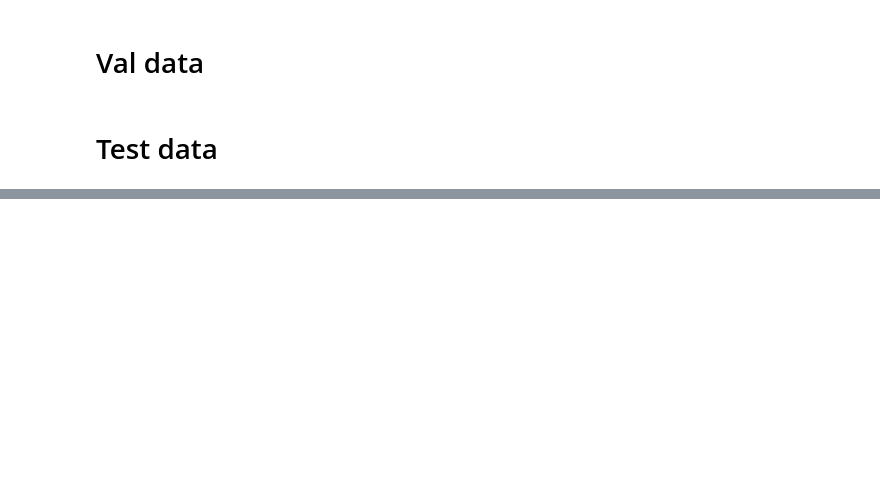
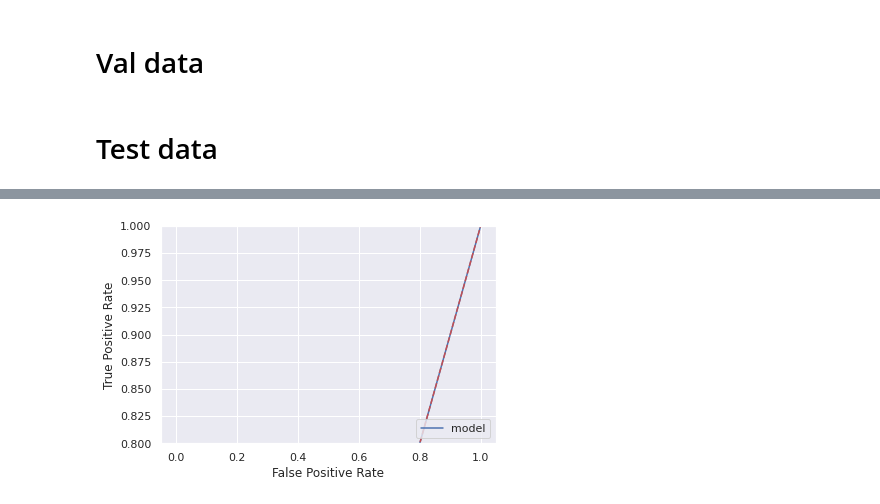
Before and after one commit to Choapinus/thesis-msc-2022, a Jupyter notebook: notebooks/train.ipynb, the cells around one changed output, grey strips where cells are left out. Drawn from its saved outputs; the diff is of its cells as text; code cells hidden in the pictures; blank space fills up the shorter version.

```diff
--- a/notebooks/train.ipynb
+++ b/notebooks/train.ipynb
@@ -542,11 +584,13 @@ plt.show()
 # %%
 # fpr, fnr, thresholds = det_curve(y_true, coded_y_score, pos_label=_bf_index)
 fpr, tpr, thresholds = roc_curve(y_true, y_score, pos_label=_bf_index)
-fig = RocCurveDisplay(fpr=fpr, tpr=tpr, estimator_name='DenseNet')
+fig = RocCurveDisplay(fpr=fpr, tpr=tpr, estimator_name='model')
 fig.plot()
 plt.ylim([0.8, 1.0])
 plt.plot([0, 1], 'r--')
 plt.show()
+# %% [output]
+[figure, added]
 # %%
 cm = confusion_matrix(y_true, y_pred)
 fig = plot_confusion_matrix2(cm, _classes)
```
Also changed, not shown: parts of 30 cells of this notebook, 5 other files.
